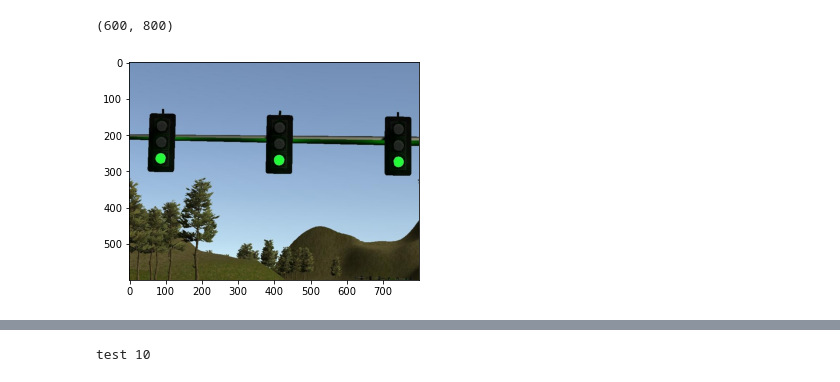
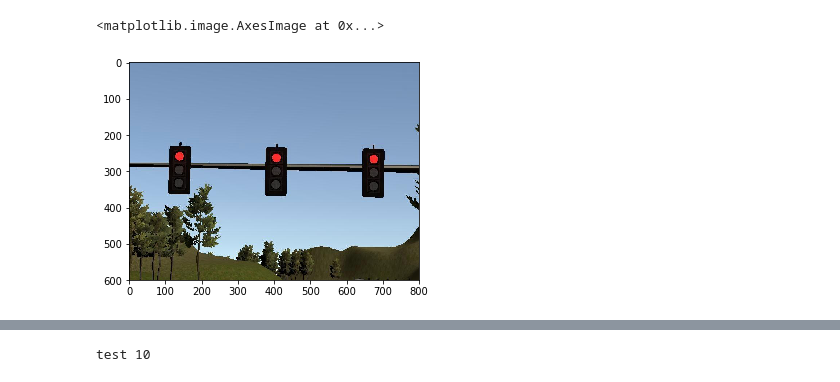
Before and after one commit to Kuan-HC/Traffic_Light_Detector, a Jupyter notebook: main.ipynb, the cells around one changed output, grey strips where cells are left out. Cells and saved outputs as stored; diff of their text form; code cells hidden in the pictures.

```diff
--- a/main.ipynb
+++ b/main.ipynb
@@ -15,11 +11,11 @@ WARNING:tensorflow:From C:\Users\kuanhsun.chen\Desktop\Traffic_Light_Detector\Tr
 model loaded
 # %%
-image = cv2.imread("test_image/t_3.jpg")
+image = cv2.imread("test_image/traffic_light_1.jpg")
 image2 = cv2.cvtColor(image, cv2.COLOR_BGR2RGB)
-image.shape[:2]
+plt.imshow(image2)
 # %% [output]
-(600, 800)
+<matplotlib.image.AxesImage at 0x...>
-[figure, old version]
+[figure, new version]
 # %%
 detect.get_classification(image)
 # %% [output]
```
Also changed, not shown: parts of 2 cells of this notebook, 2 other files.
